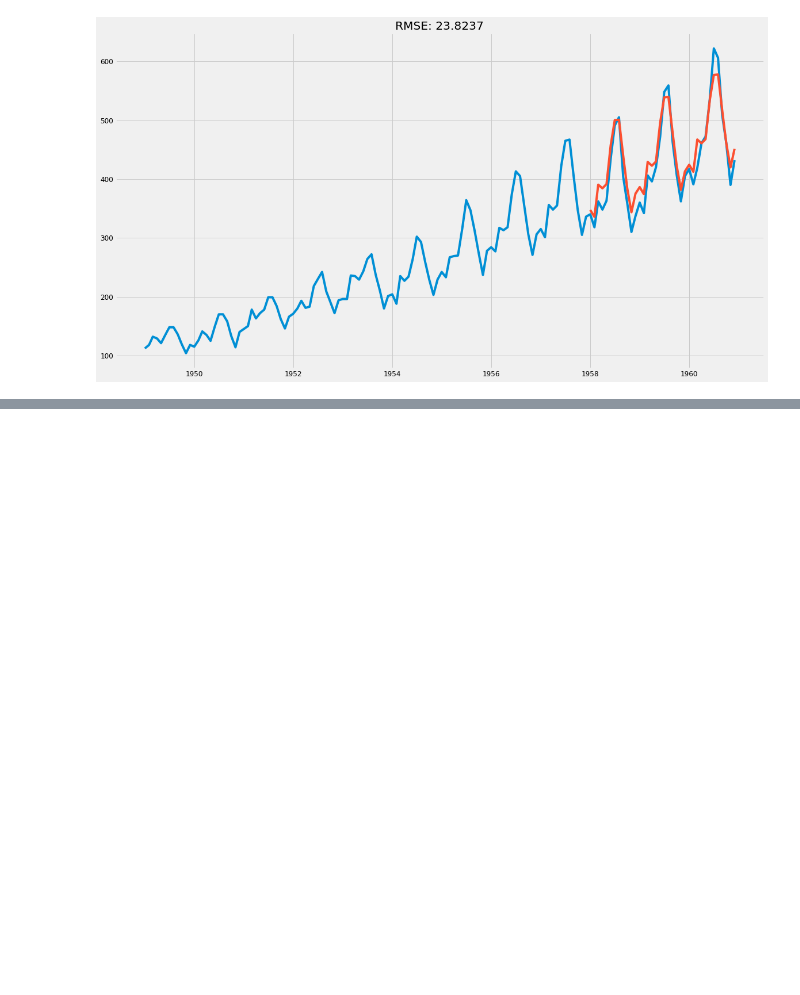
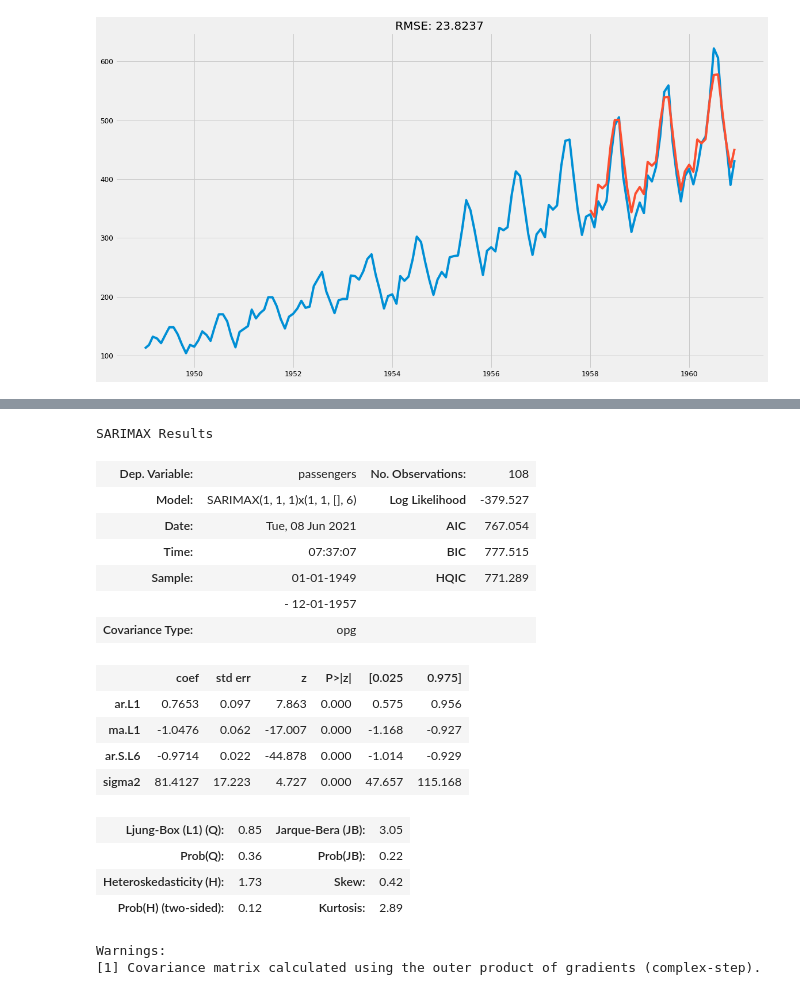
Before and after one commit to melwinmpk/python_datascience, a Jupyter notebook: ML/Time Series Analysis and Forcasting in Python.ipynb, the cells around one changed output, grey strips where cells are left out. Cells and saved outputs as stored; diff of their text form; code cells hidden in the pictures; blank space fills up the shorter version.

```diff
--- a/ML/Time Series Analysis and Forcasting in Python.ipynb
+++ b/ML/Time Series Analysis and Forcasting in Python.ipynb
@@ -1071,0 +1171,22 @@ Text(0.5, 1.0, 'RMSE: 23.8237')
+# %%
+min_aic_model.summary()
+# %% [output]
+SARIMAX Results
+| Dep. Variable: | passengers | No. Observations: | 108 |
+| Model: | SARIMAX(1, 1, 1)x(1, 1, [], 6) | Log Likelihood | -379.527 |
+| Date: | Tue, 08 Jun 2021 | AIC | 767.054 |
+| Time: | 07:37:07 | BIC | 777.515 |
+| Sample: | 01-01-1949 | HQIC | 771.289 |
+|  | - 12-01-1957 |  |  |
+| Covariance Type: | opg |  |  |
+|  | coef | std err | z | P>|z| | [0.025 | 0.975] |
+| ar.L1 | 0.7653 | 0.097 | 7.863 | 0.000 | 0.575 | 0.956 |
+| ma.L1 | -1.0476 | 0.062 | -17.007 | 0.000 | -1.168 | -0.927 |
+| ar.S.L6 | -0.9714 | 0.022 | -44.878 | 0.000 | -1.014 | -0.929 |
+| sigma2 | 81.4127 | 17.223 | 4.727 | 0.000 | 47.657 | 115.168 |
+| Ljung-Box (L1) (Q): | 0.85 | Jarque-Bera (JB): | 3.05 |
+| Prob(Q): | 0.36 | Prob(JB): | 0.22 |
+| Heteroskedasticity (H): | 1.73 | Skew: | 0.42 |
+| Prob(H) (two-sided): | 0.12 | Kurtosis: | 2.89 |
+Warnings:
+[1] Covariance matrix calculated using the outer product of gradients (complex-step).
```
Also changed, not shown: parts of 31 cells of this notebook.
